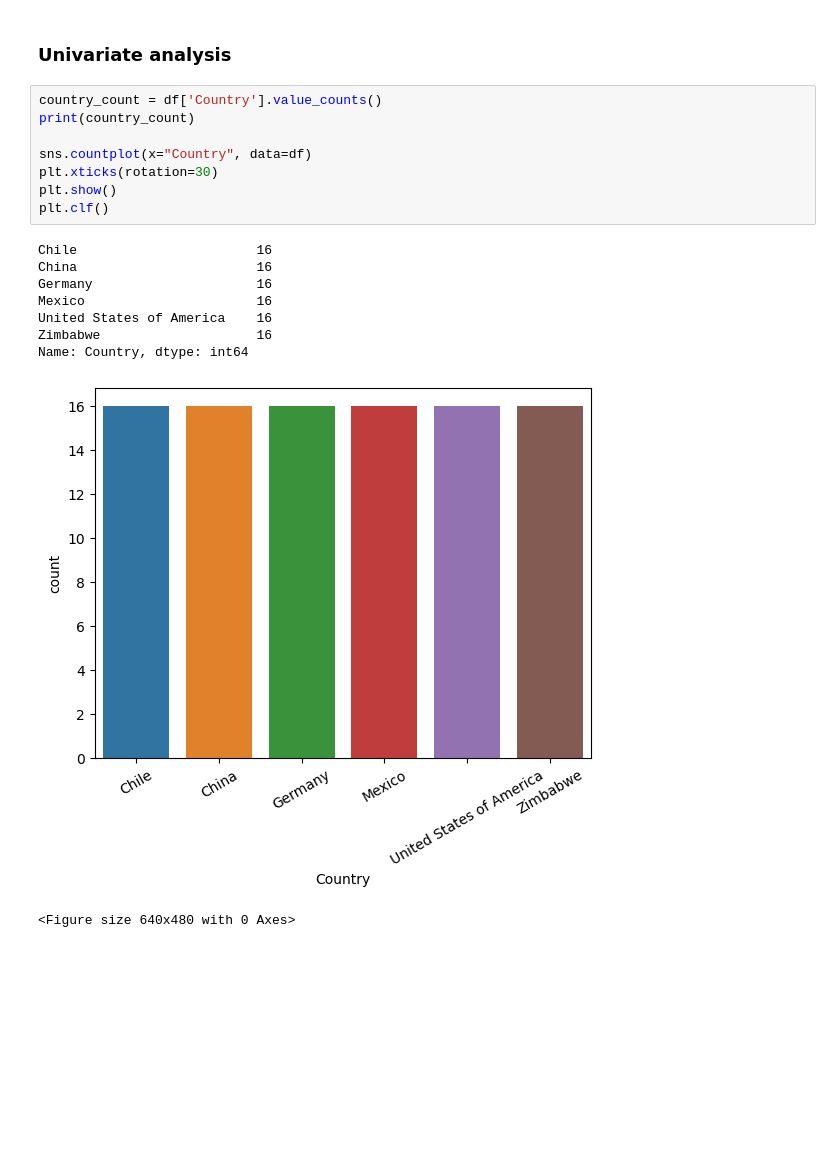
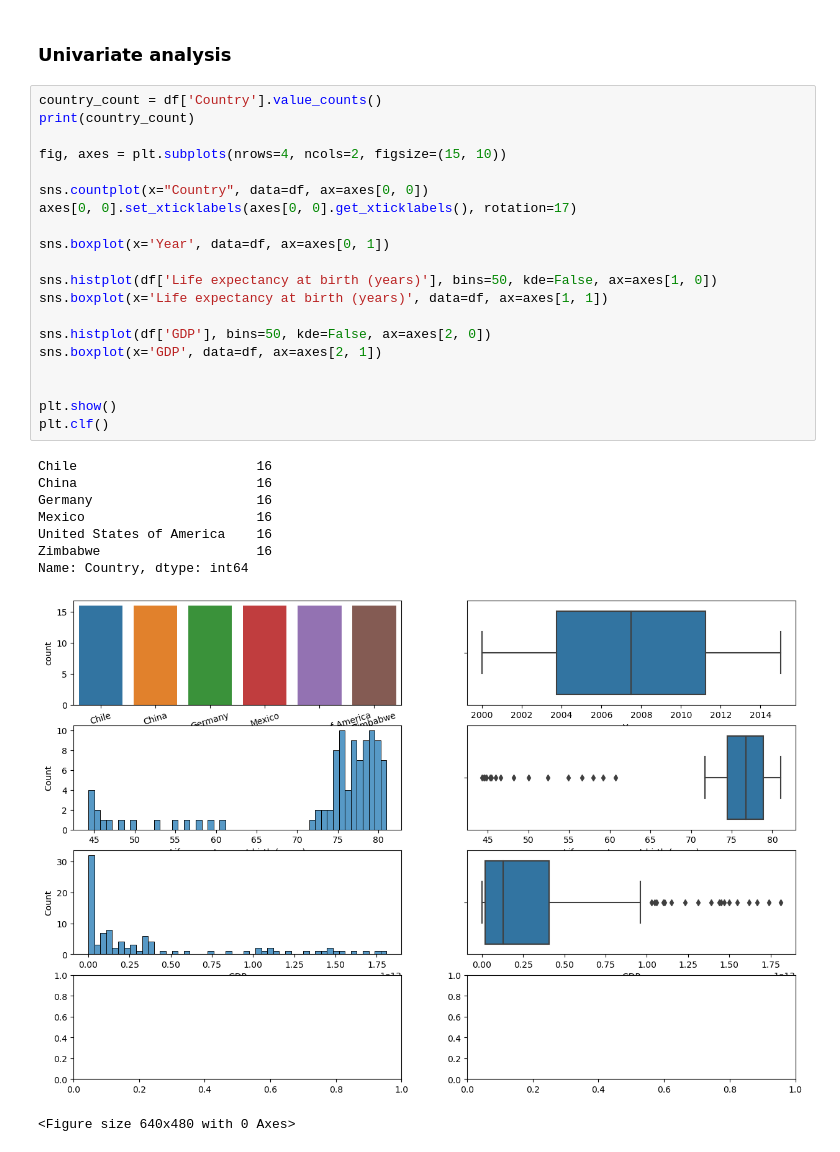
Before and after one commit to S0la1re/Life-Expectancy-and-GDP, a Jupyter notebook: life_expectancy_gdp.ipynb, the cells around one changed output. Saved outputs shown, nothing was run; the diff lists cells and outputs as text; blank space fills up the shorter version.

```diff
--- a/life_expectancy_gdp.ipynb
+++ b/life_expectancy_gdp.ipynb
@@ -67,21 +67,33 @@ duplicated_values:
 ## <b>Visualisations
 # %% [markdown]
 ### Univariate analysis
-# %%
-country_count = df['Country'].value_counts()
-print(country_count)
-
-sns.countplot(x="Country", data=df)
-plt.xticks(rotation=30)
-plt.show()
-plt.clf()
-# %% [output]
-Chile                       16
-China                       16
-Germany                     16
-Mexico                      16
-United States of America    16
-Zimbabwe                    16
-Name: Country, dtype: int64
-[figure, removed]
-<Figure size 640x480 with 0 Axes>
+# %%
+country_count = df['Country'].value_counts()
+print(country_count)
+
+fig, axes = plt.subplots(nrows=4, ncols=2, figsize=(15, 10))
+
+sns.countplot(x="Country", data=df, ax=axes[0, 0])
+axes[0, 0].set_xticklabels(axes[0, 0].get_xticklabels(), rotation=17)
+
+sns.boxplot(x='Year', data=df, ax=axes[0, 1])
+
+sns.histplot(df['Life expectancy at birth (years)'], bins=50, kde=False, ax=axes[1, 0])
+sns.boxplot(x='Life expectancy at birth (years)', data=df, ax=axes[1, 1])
+
+sns.histplot(df['GDP'], bins=50, kde=False, ax=axes[2, 0])
+sns.boxplot(x='GDP', data=df, ax=axes[2, 1])
+
+
+plt.show()
+plt.clf()
+# %% [output]
+Chile                       16
+China                       16
+Germany                     16
+Mexico                      16
+United States of America    16
+Zimbabwe                    16
+Name: Country, dtype: int64
+[figure, added]
+<Figure size 640x480 with 0 Axes>
```
